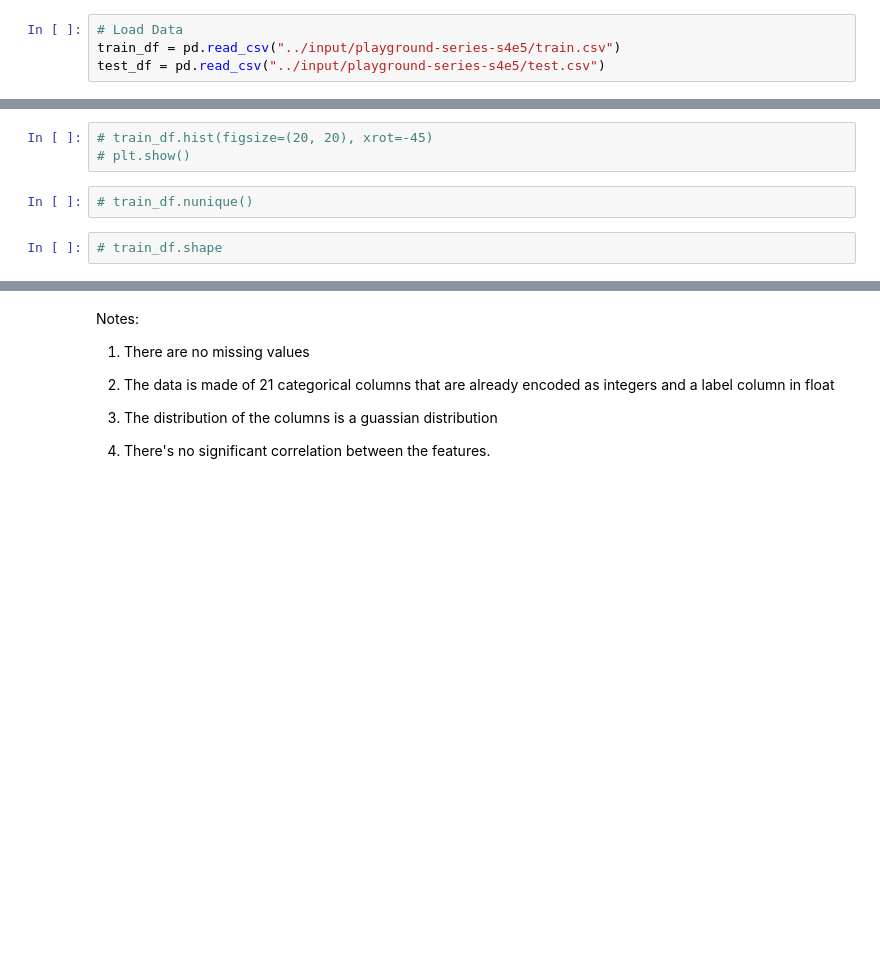
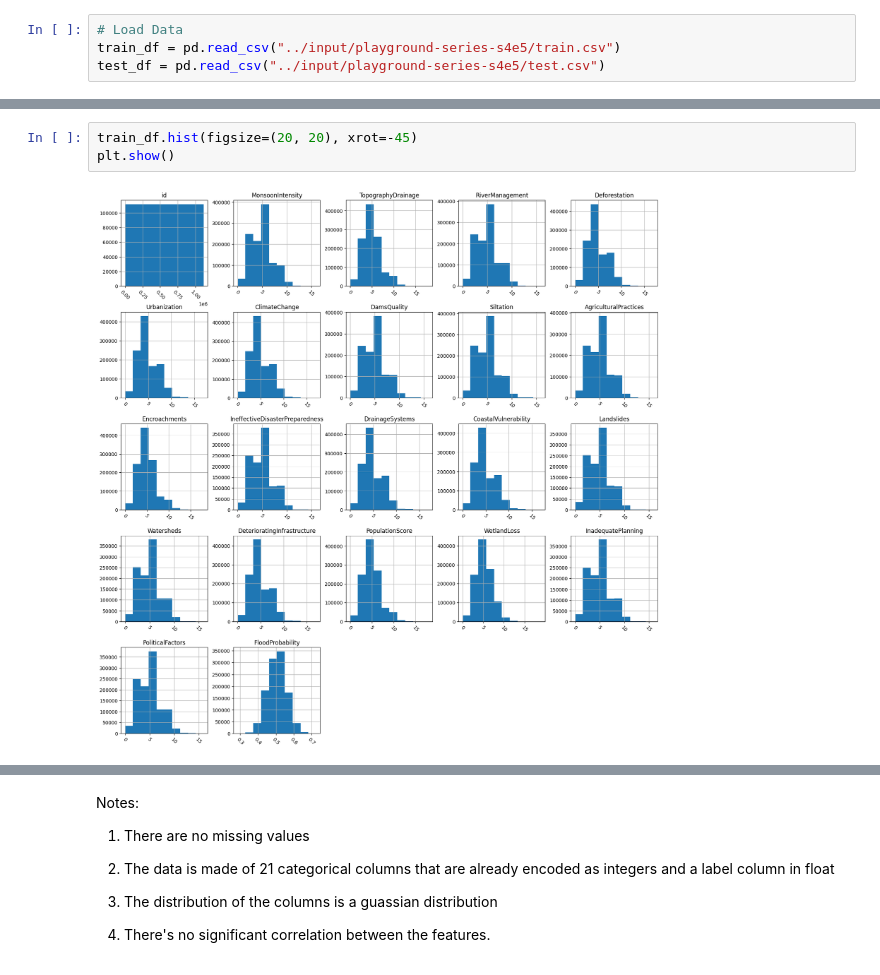
Before and after one commit to Imokut/My-Works, a Jupyter notebook: Flood_Prediction/flood_prediction.ipynb, the cells around one changed output, grey strips where cells are left out. Drawn from its saved outputs; the diff is of its cells as text; blank space fills up the shorter version.

```diff
--- a/Flood_Prediction/flood_prediction.ipynb
+++ b/Flood_Prediction/flood_prediction.ipynb
@@ -45,7 +117,5 @@ test_df = pd.read_csv("../input/playground-series-s4e5/test.csv")
 # %%
-# train_df.hist(figsize=(20, 20), xrot=-45)
-# plt.show()
+train_df.hist(figsize=(20, 20), xrot=-45)
+plt.show()
+# %% [output]
+[figure, added]
-# %%
-# train_df.nunique()
-# %%
-# train_df.shape
```
Also changed, not shown: parts of 12 cells of this notebook.
